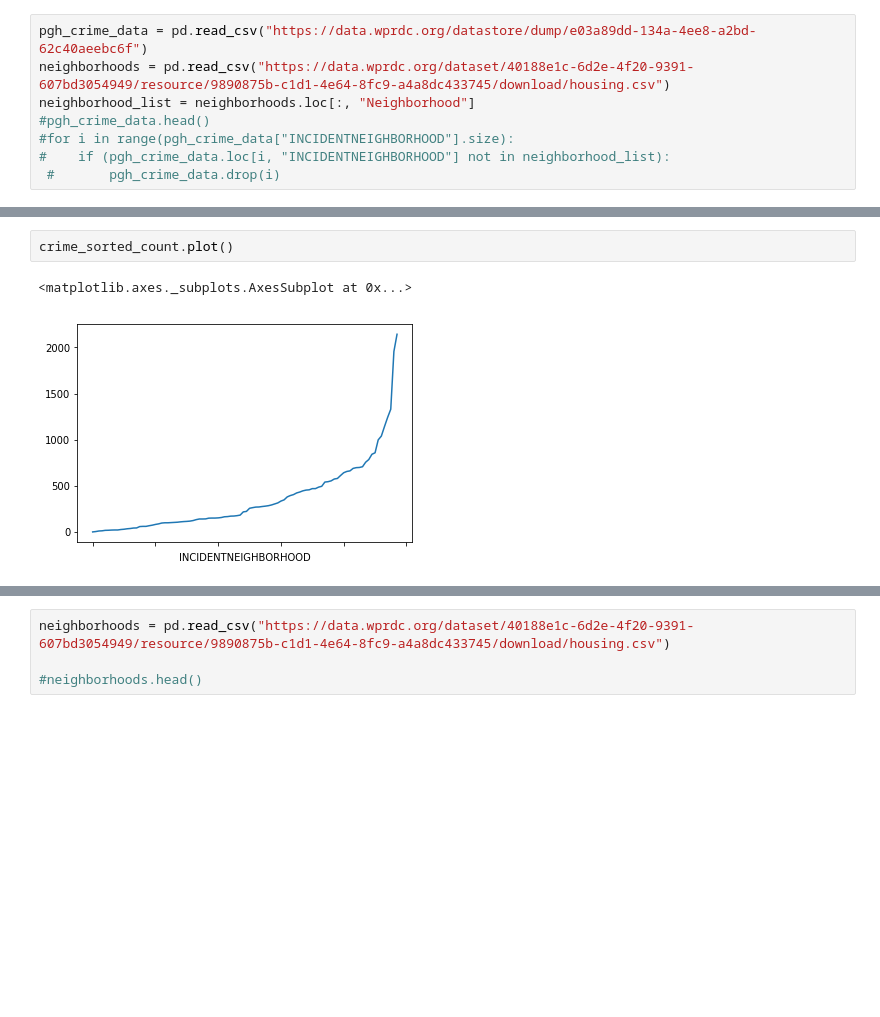
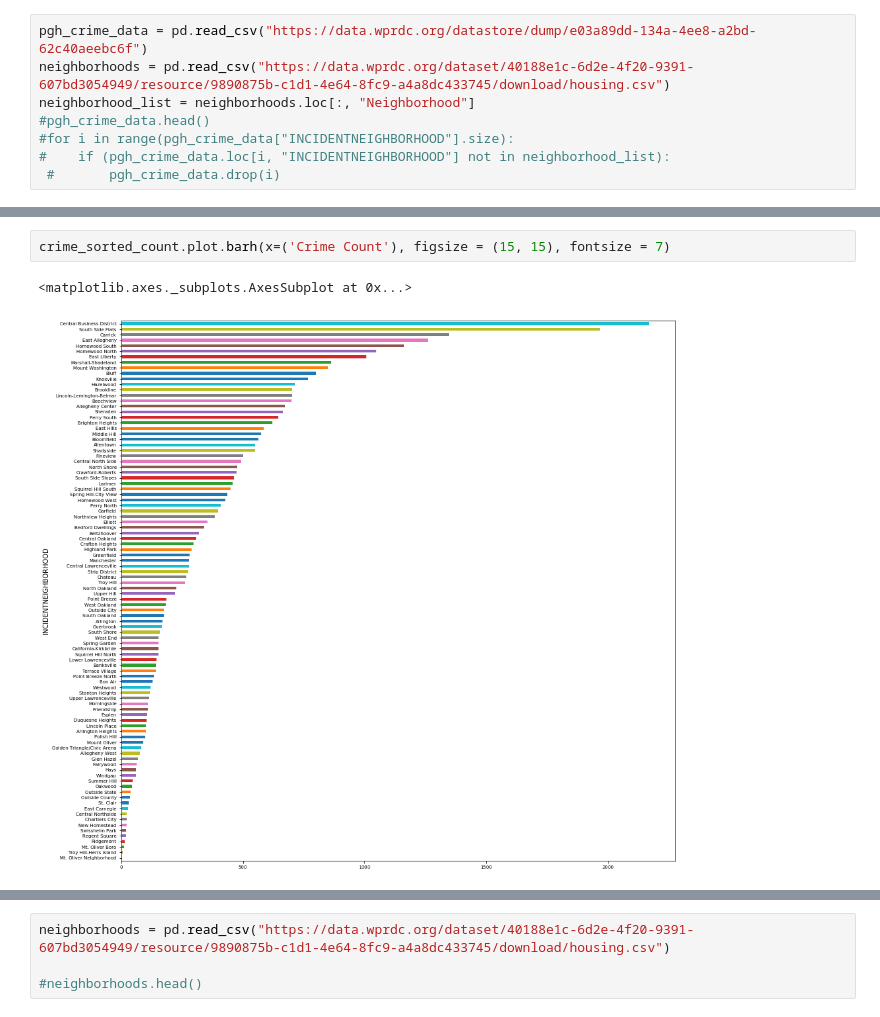
Before and after one commit to Thalsey/Club_Dub, a Jupyter notebook: main.ipynb, the cells around one changed output, grey strips where cells are left out. Cells and saved outputs as stored; diff of their text form; blank space fills up the shorter version.

Commit message:
slight graph changes

```diff
--- a/main.ipynb
+++ b/main.ipynb
@@ -53,10 +55,10 @@ Mount Oliver                   89
 Polish Hill                    98
 Name: COUNT, dtype: int64
-# %%
-crime_sorted_count.plot()
-# %% [output]
-<matplotlib.axes._subplots.AxesSubplot at 0x...>
-[figure, removed]
+# %%
+crime_sorted_count.plot.barh(x=('Crime Count'), figsize = (15, 15), fontsize = 7)
+# %% [output]
+<matplotlib.axes._subplots.AxesSubplot at 0x...>
+[figure, added]
 # %%
 crime_sorted_count.tail()
 # %% [output]
```
Also changed, not shown: parts of 8 cells of this notebook.
